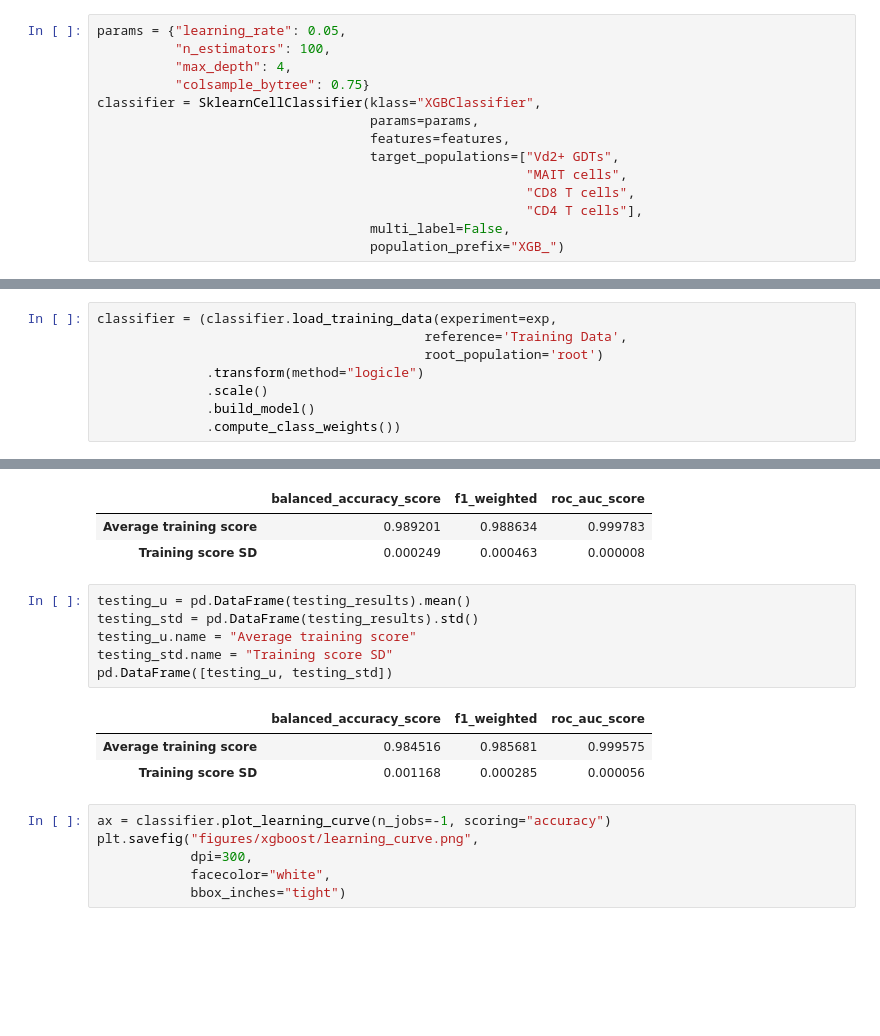
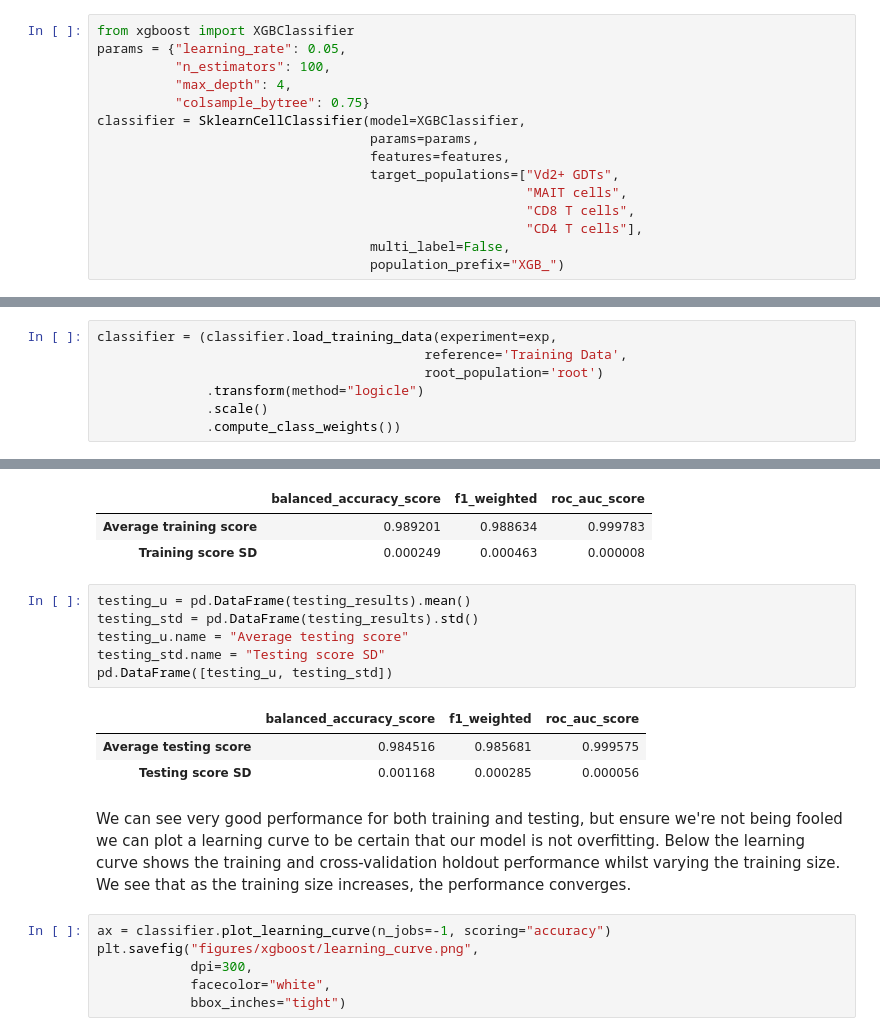
Before and after one commit to burtonrj/CytoPyManuscript, a Jupyter notebook: 01 Validation/05 CellClassifier vs manual gating.ipynb, the cells around one changed output, grey strips where cells are left out. Drawn from its saved outputs; the diff is of its cells as text; blank space fills up the shorter version.

```diff
--- a/01 Validation/05 CellClassifier vs manual gating.ipynb
+++ b/01 Validation/05 CellClassifier vs manual gating.ipynb
@@ -147,11 +155,12 @@ gates.save()
 features = ['FSC-A', 'FSC-H', 'SSC-A', 'SSC-W', 'CXCR3', 'CD161', 'CCR7', 'Va7-2',
             'CD8', 'Vd2', 'CD45RA', 'PanGD', 'CD4', 'CD27']
 # %%
+from xgboost import XGBClassifier
 params = {"learning_rate": 0.05,
           "n_estimators": 100,
           "max_depth": 4,
           "colsample_bytree": 0.75}
-classifier = SklearnCellClassifier(klass="XGBClassifier",
+classifier = SklearnCellClassifier(model=XGBClassifier,
                                    params=params,
                                    features=features,
                                    target_populations=["Vd2+ GDTs",
@@ -166,5 +177,4 @@ classifier = (classifier.load_training_data(experiment=exp,
                                           root_population='root')
               .transform(method="logicle")
               .scale()
-              .build_model()
               .compute_class_weights())
@@ -190,13 +202,15 @@ pd.DataFrame([training_u, training_std])
 # %%
 testing_u = pd.DataFrame(testing_results).mean()
 testing_std = pd.DataFrame(testing_results).std()
-testing_u.name = "Average training score"
-testing_std.name = "Training score SD"
+testing_u.name = "Average testing score"
+testing_std.name = "Testing score SD"
 pd.DataFrame([testing_u, testing_std])
 # %% [output]
 |  | balanced_accuracy_score | f1_weighted | roc_auc_score |
-| Average training score | 0.984516 | 0.985681 | 0.999575 |
-| Training score SD | 0.001168 | 0.000285 | 0.000056 |
+| Average testing score | 0.984516 | 0.985681 | 0.999575 |
+| Testing score SD | 0.001168 | 0.000285 | 0.000056 |
+# %% [markdown]
+We can see very good performance for both training and testing, but ensure we're not being fooled we can plot a learning curve to be certain that our model is not overfitting. Below the learning curve shows the training and cross-validation holdout performance whilst varying the training size. We see that as the training size increases, the performance converges.
 # %%
 ax = classifier.plot_learning_curve(n_jobs=-1, scoring="accuracy")
 plt.savefig("figures/xgboost/learning_curve.png",
```
Also changed, not shown: parts of 16 cells of this notebook, 18 other files.
